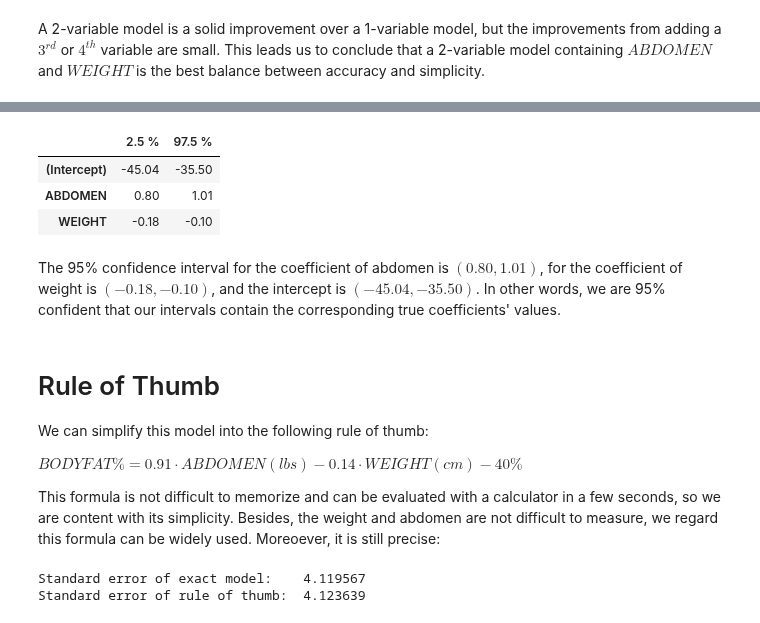
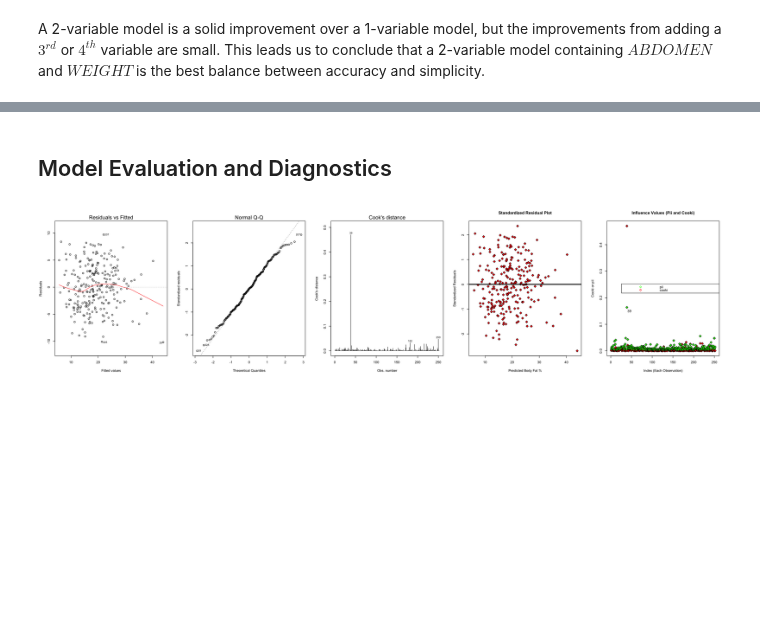
Before and after one commit to LuChen525/stat628-module1, a Jupyter notebook: Executive-Summary.ipynb, the cells around one changed output, grey strips where cells are left out. Cells and saved outputs as stored; diff of their text form; code cells hidden in the pictures; blank space fills up the shorter version.

```diff
--- a/Executive-Summary.ipynb
+++ b/Executive-Summary.ipynb
@@ -213,6 +147,9 @@ Besides, from all kinds of online bodyfat percentage calculators, we found weigh
 ### Stepwise Selection
 
 First, we perform stepwise variable selection to try and find a small number of important features. This is done using bidirectional steps with both AIC and BIC.
+# %%
+# Remove IDNO and DENSITY to do regression
+dat <- dat[, c(-1, -3)]
 # %%
 lm.max <- lm(BODYFAT ~ ., data = dat)
 lm.min <- lm(BODYFAT ~ 1, data = dat)
@@ -365,32 +300,27 @@ round(as.data.frame(coef(bodyfat.model), 1))
-# %%
-round(confint(bodyfat.model), 2)
-# %% [output]
-|  | 2.5 % | 97.5 % |
-| (Intercept) | -45.04 | -35.50 |
-| ABDOMEN | 0.80 | 1.01 |
-| WEIGHT | -0.18 | -0.10 |
-# %% [markdown]
-The 95% confidence interval for the coefficient of abdomen is  $(0.80,1.01)$, for the coefficient of weight is  $(-0.18,-0.10)$, and the intercept is $(-45.04,-35.50)$. In other words, we are 95% confident that our intervals contain the corresponding true coefficients' values.
-# %% [markdown]
-# Rule of Thumb
-
-We can simplify this model into the following rule of thumb:
-
-$ BODYFAT \% = 0.91\cdot ABDOMEN(lbs) - 0.14\cdot WEIGHT(cm) - 40 \%$
-
-This formula is not difficult to memorize and can be evaluated with a calculator in a few seconds, so we are content with its simplicity. Besides, the weight and abdomen are not difficult to measure, we regard this formula can be widely used. Moreoever, it is still precise:
-# %%
-# Exact model predictions
-bodyfat.model.yhat <- predict(bodyfat.model, dat)
-
-# Simplified rule of thumb predictions
-rot.yhat <- 0.91 * dat$ABDOMEN - 0.14 * dat$WEIGHT - 40
-
-# Exact vs. rule of thumb accuracy
-cat('Standard error of exact model:   ',
-    root.mse(dat$BODYFAT, bodyfat.model.yhat))
-cat('\nStandard error of rule of thumb: ',
-    root.mse(dat$BODYFAT, rot.yhat))
-# %% [output]
-Standard error of exact model:    4.119567
-Standard error of rule of thumb:  4.123639
+# %% [markdown]
+## Model Evaluation and Diagnostics
+# %%
+# Model diagnostic plots
+
+layout(matrix(1:5, nrow = 1, byrow = TRUE))
+options(repr.plot.width = 22, repr.plot.height = 5.5)
+plot(bodyfat.model,which = c(1,2,4))
+plot(predict(bodyfat.model), rstandard(bodyfat.model), pch = 23, bg = "red",
+     cex = 1.2, xlab = "Predicted Body Fat %", ylab = "Standardized Residuals",
+     main = "Standardized Residual Plot")
+abline(a = 0, b = 0, col = "black", lwd = 3)
+
+# Outlier or influential points
+pii = hatvalues(bodyfat.model)
+cooki = cooks.distance(bodyfat.model)
+n = dim(dat)[1]
+plot(1:n, cooki, type = "p", pch = 23, bg = "red", cex=1.2,
+     xlab = "Index (Each Observation)", ylab = "Cooki or pii",
+     main = "Influence Values (Pii and Cooki)")
+text(45, y = 0.15, labels = "39")
+points(1:n, pii, type = "p", pch = 23, bg = "green", cex = 1.2)
+text(45, y = 0.5, labels = "39")
+legend("right", legend = c("pii", "cooki"), pch = c(23,23),
+       col = c("green", "red"))
+# %% [output]
+[figure, added]
```
Also changed, not shown: parts of 49 cells of this notebook, 21 other files.
